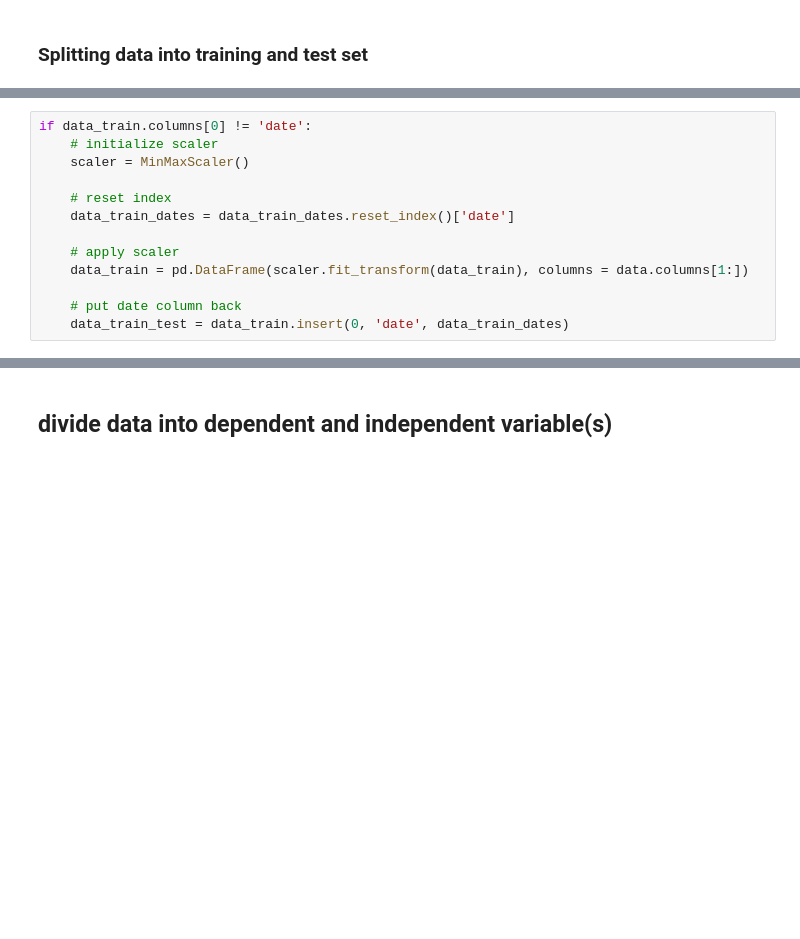
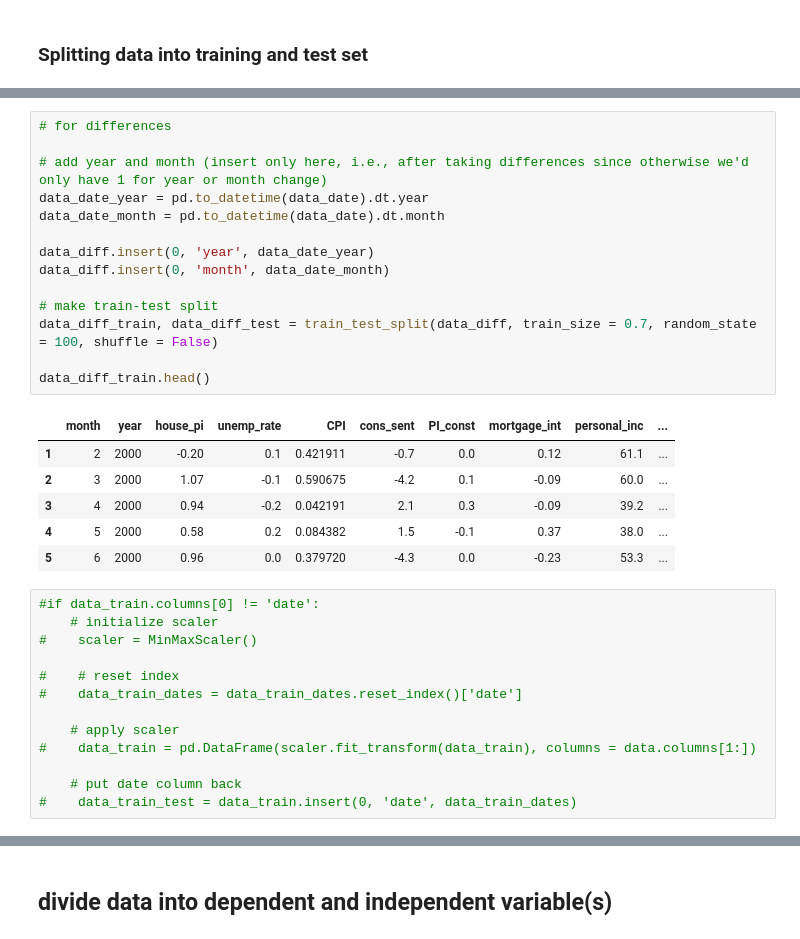
Before and after one commit to AtK42/digital-tools-for-finance-homework, a Jupyter notebook: housing-price-index-us/notebooks/housing-price-index-us.ipynb, the cells around one changed output, grey strips where cells are left out. Drawn from its saved outputs; the diff is of its cells as text; blank space fills up the shorter version.

```diff
--- a/housing-price-index-us/notebooks/housing-price-index-us.ipynb
+++ b/housing-price-index-us/notebooks/housing-price-index-us.ipynb
@@ -190,13 +245,34 @@ data_train.head()
+# %%
+# for differences
+
+# add year and month (insert only here, i.e., after taking differences since otherwise we'd only have 1 for year or month change)
+data_date_year = pd.to_datetime(data_date).dt.year
+data_date_month = pd.to_datetime(data_date).dt.month
+
+data_diff.insert(0, 'year', data_date_year)
+data_diff.insert(0, 'month', data_date_month)
+
+# make train-test split
+data_diff_train, data_diff_test = train_test_split(data_diff, train_size = 0.7, random_state = 100, shuffle = False)
+
+data_diff_train.head()
+# %% [output]
+|  | month | year | house_pi | unemp_rate | CPI | cons_sent | PI_const | mortgage_int | personal_inc | ... |
+| 1 | 2 | 2000 | -0.20 | 0.1 | 0.421911 | -0.7 | 0.0 | 0.12 | 61.1 | ... |
+| 2 | 3 | 2000 | 1.07 | -0.1 | 0.590675 | -4.2 | 0.1 | -0.09 | 60.0 | ... |
+| 3 | 4 | 2000 | 0.94 | -0.2 | 0.042191 | 2.1 | 0.3 | -0.09 | 39.2 | ... |
+| 4 | 5 | 2000 | 0.58 | 0.2 | 0.084382 | 1.5 | -0.1 | 0.37 | 38.0 | ... |
+| 5 | 6 | 2000 | 0.96 | 0.0 | 0.379720 | -4.3 | 0.0 | -0.23 | 53.3 | ... |
 # %%
-if data_train.columns[0] != 'date':
+#if data_train.columns[0] != 'date':
     # initialize scaler
-    scaler = MinMaxScaler()
+#    scaler = MinMaxScaler()
 
-    # reset index
-    data_train_dates = data_train_dates.reset_index()['date']
+#    # reset index
+#    data_train_dates = data_train_dates.reset_index()['date']
 
     # apply scaler
-    data_train = pd.DataFrame(scaler.fit_transform(data_train), columns = data.columns[1:])
+#    data_train = pd.DataFrame(scaler.fit_transform(data_train), columns = data.columns[1:])
 
     # put date column back
-    data_train_test = data_train.insert(0, 'date', data_train_dates)
+#    data_train_test = data_train.insert(0, 'date', data_train_dates)
```
Also changed, not shown: parts of 23 cells of this notebook.
